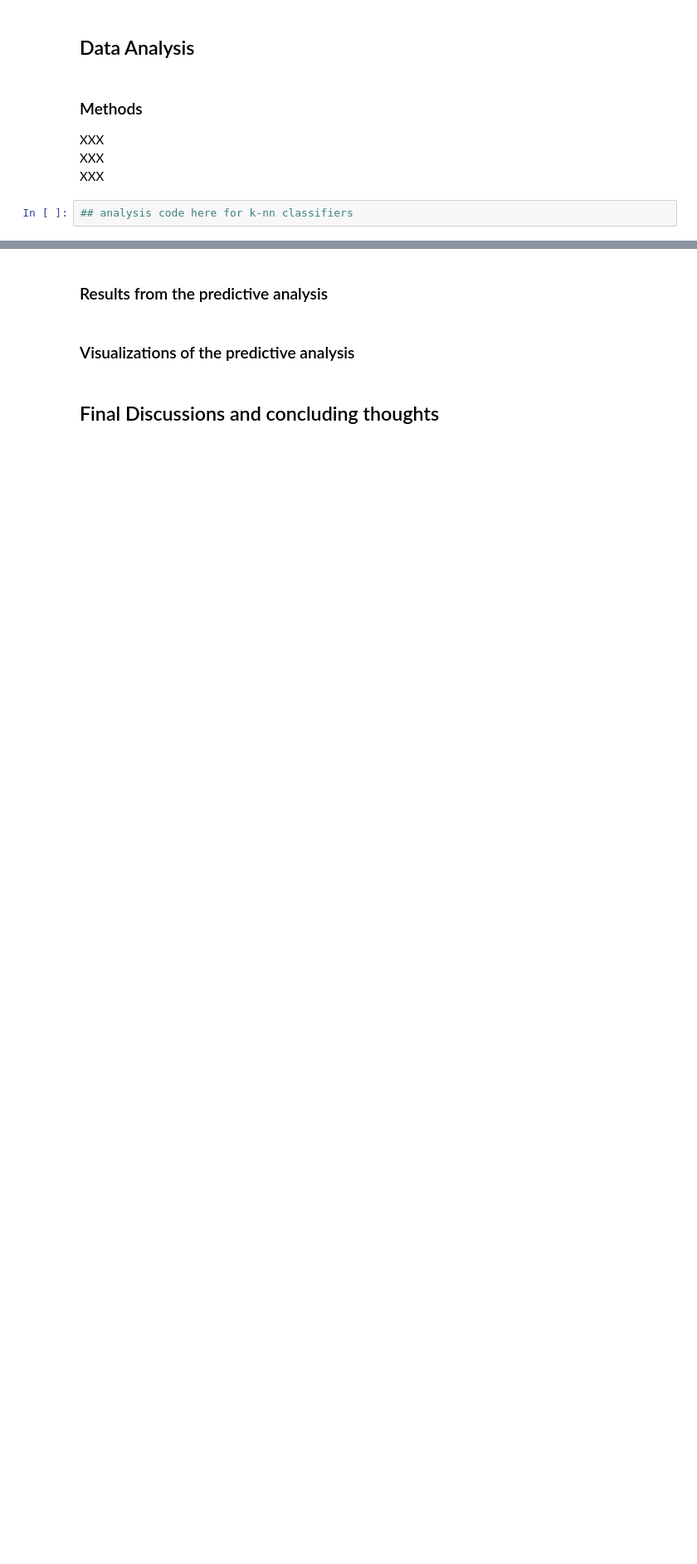
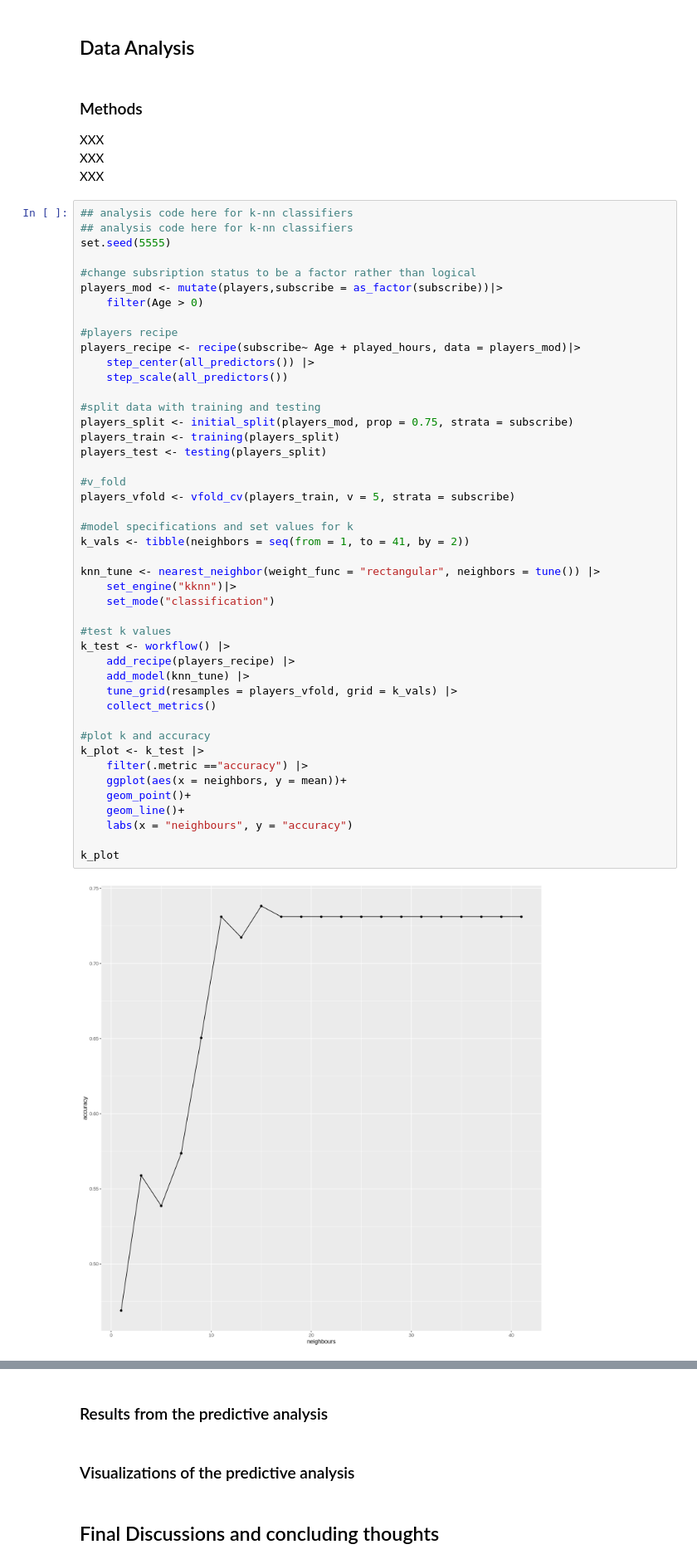
Before and after one commit to Loolin06/dsci-05-27, a Jupyter notebook: ProjectReport.ipynb, the cells around one changed output, grey strips where cells are left out. Shown at 83% size. Drawn from its saved outputs; the diff is of its cells as text; blank space fills up the shorter version.

Commit message:
knn analysis added

```diff
--- a/ProjectReport.ipynb
+++ b/ProjectReport.ipynb
@@ -181,3 +199,48 @@ XXX <br>
 XXX
 # %%
 ## analysis code here for k-nn classifiers
+## analysis code here for k-nn classifiers
+set.seed(5555)
+
+#change subsription status to be a factor rather than logical
+players_mod <- mutate(players,subscribe = as_factor(subscribe))|>
+    filter(Age > 0)
+
+#players recipe
+players_recipe <- recipe(subscribe~ Age + played_hours, data = players_mod)|>
+    step_center(all_predictors()) |>
+    step_scale(all_predictors())
+
+#split data with training and testing
+players_split <- initial_split(players_mod, prop = 0.75, strata = subscribe)
+players_train <- training(players_split)
+players_test <- testing(players_split)
+
+#v_fold
+players_vfold <- vfold_cv(players_train, v = 5, strata = subscribe)
+
+#model specifications and set values for k
+k_vals <- tibble(neighbors = seq(from = 1, to = 41, by = 2))
+
+knn_tune <- nearest_neighbor(weight_func = "rectangular", neighbors = tune()) |>
+    set_engine("kknn")|>
+    set_mode("classification")
+
+#test k values
+k_test <- workflow() |>
+    add_recipe(players_recipe) |>
+    add_model(knn_tune) |>
+    tune_grid(resamples = players_vfold, grid = k_vals) |>
+    collect_metrics()
+
+#plot k and accuracy
+k_plot <- k_test |>
+    filter(.metric =="accuracy") |>
+    ggplot(aes(x = neighbors, y = mean))+
+    geom_point()+
+    geom_line()+
+    labs(x = "neighbours", y = "accuracy")
+
+k_plot
+# %% [output]
+[figure, added]
```
Also changed, not shown: parts of 4 cells of this notebook.
